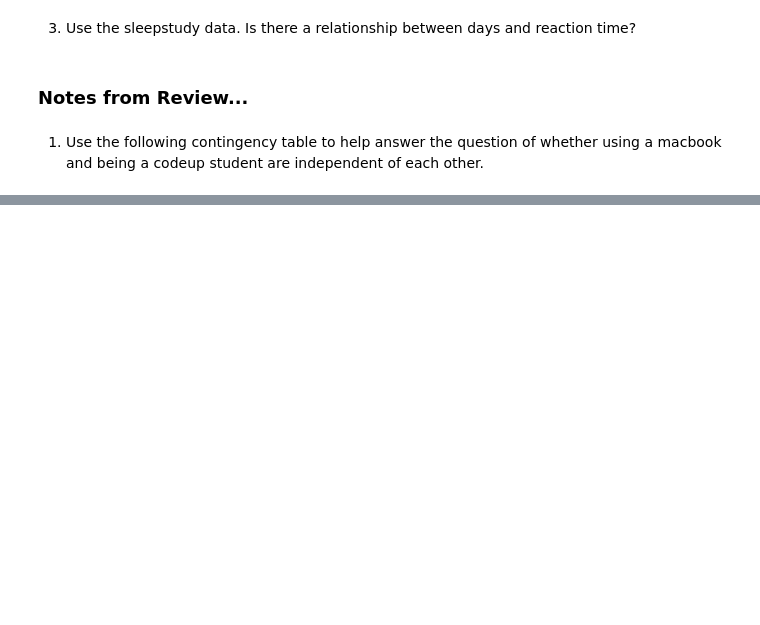
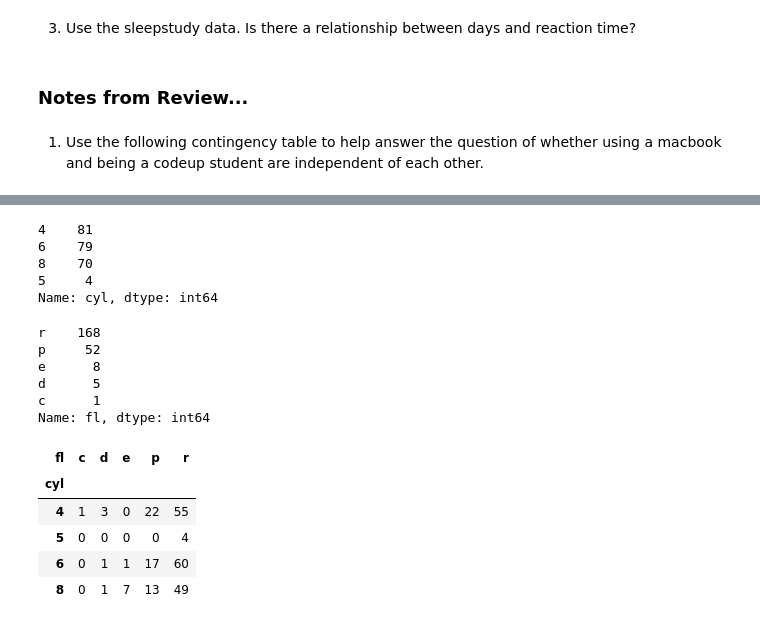
Before and after one commit to Tyler-Applegate/statistics-exercises, a Jupyter notebook: hypothesis_testing.ipynb, the cells around one changed output, grey strips where cells are left out. Cells and saved outputs as stored; diff of their text form; code cells hidden in the pictures; blank space fills up the shorter version.

```diff
--- a/hypothesis_testing.ipynb
+++ b/hypothesis_testing.ipynb
@@ -685,0 +731,4 @@ print(f'p     = {p:.4f}')
+# %%
+# loading mpg DataFrame
+mpg_df = data('mpg')
+mpg_df.head()
@@ -685,0 +779,27 @@ print(f'p     = {p:.4f}')
+# %%
+mpg_df['cyl'].value_counts()
+# %% [output]
+4    81
+6    79
+8    70
+5     4
+Name: cyl, dtype: int64
+# %%
+mpg_df['fl'].value_counts()
+# %% [output]
+r    168
+p     52
+e      8
+d      5
+c      1
+Name: fl, dtype: int64
+# %%
+observed2 = pd.crosstab(mpg_df.cyl, mpg_df.fl)
+observed2
+# %% [output]
+| fl | c | d | e | p | r |
+| cyl |  |  |  |  |  |
+| 4 | 1 | 3 | 0 | 22 | 55 |
+| 5 | 0 | 0 | 0 | 0 | 4 |
+| 6 | 0 | 1 | 1 | 17 | 60 |
+| 8 | 0 | 1 | 7 | 13 | 49 |
```
Also changed, not shown: parts of 48 cells of this notebook.
